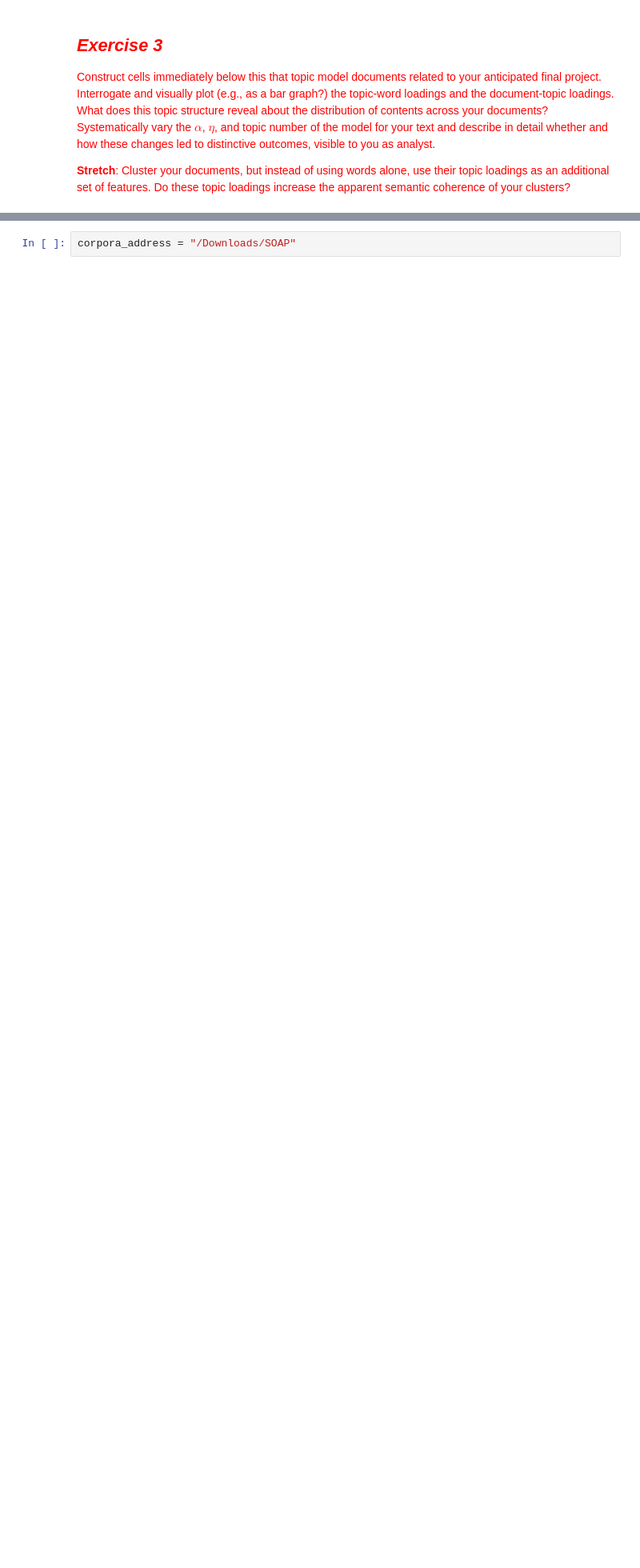
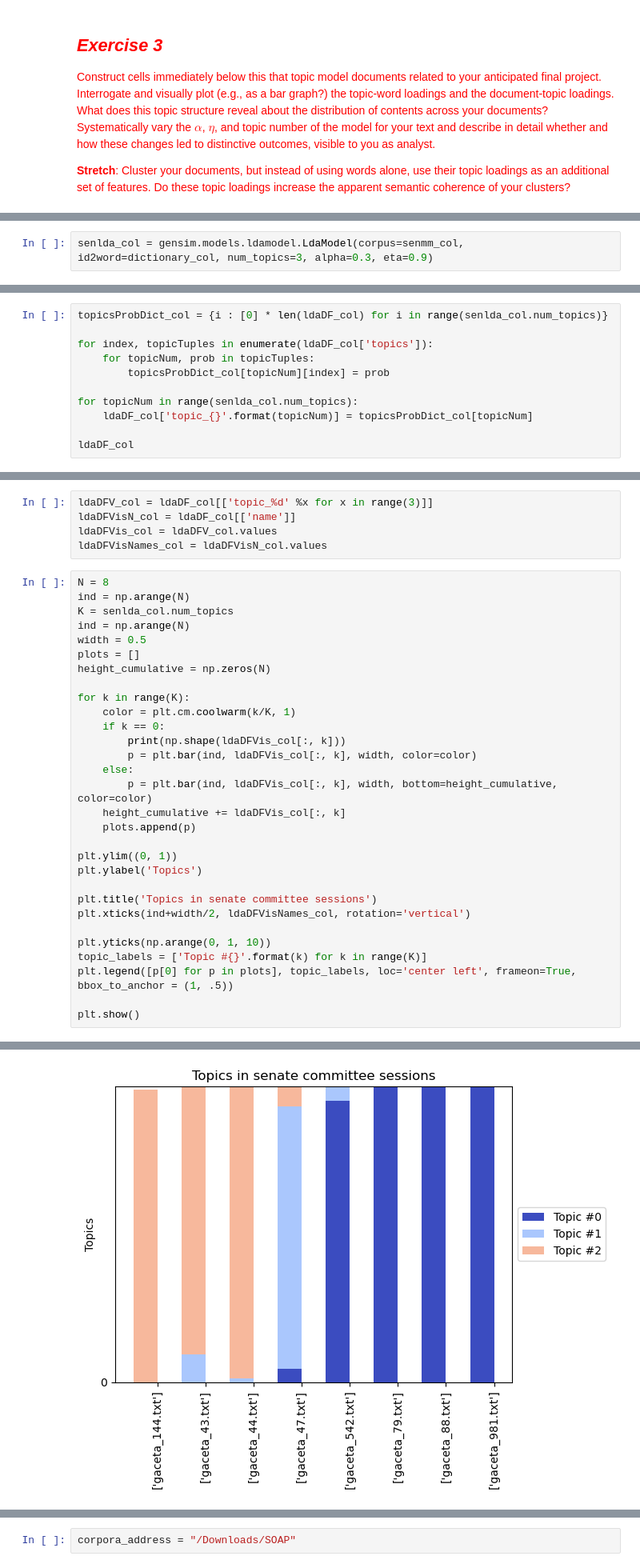
Before and after one commit to alejandrosarria0296/CCA-Homeworks, a Jupyter notebook: 3_Topic_Modeling_and_Clustering.ipynb, the cells around one changed output, grey strips where cells are left out. Shown at 80% size. Drawn from its saved outputs; the diff is of its cells as text; blank space fills up the shorter version.

```diff
--- a/3_Topic_Modeling_and_Clustering.ipynb
+++ b/3_Topic_Modeling_and_Clustering.ipynb
@@ -1317,0 +1394,2 @@ This [HDP tutorial](https://towardsdatascience.com/dont-be-afraid-of-nonparametr
+# %%
+senlda_col = gensim.models.ldamodel.LdaModel(corpus=senmm_col, id2word=dictionary_col, num_topics=3, alpha=0.3, eta=0.9)
@@ -1317,0 +1412,11 @@ This [HDP tutorial](https://towardsdatascience.com/dont-be-afraid-of-nonparametr
+# %%
+topicsProbDict_col = {i : [0] * len(ldaDF_col) for i in range(senlda_col.num_topics)}
+
+for index, topicTuples in enumerate(ldaDF_col['topics']):
+    for topicNum, prob in topicTuples:
+        topicsProbDict_col[topicNum][index] = prob
+
+for topicNum in range(senlda_col.num_topics):
+    ldaDF_col['topic_{}'.format(topicNum)] = topicsProbDict_col[topicNum]
+
+ldaDF_col
@@ -1317,0 +1433,36 @@ This [HDP tutorial](https://towardsdatascience.com/dont-be-afraid-of-nonparametr
+# %%
+ldaDFV_col = ldaDF_col[['topic_%d' %x for x in range(3)]]
+ldaDFVisN_col = ldaDF_col[['name']]
+ldaDFVis_col = ldaDFV_col.values
+ldaDFVisNames_col = ldaDFVisN_col.values
+# %%
+N = 8
+ind = np.arange(N)
+K = senlda_col.num_topics
+ind = np.arange(N)
+width = 0.5
+plots = []
+height_cumulative = np.zeros(N)
+
+for k in range(K):
+    color = plt.cm.coolwarm(k/K, 1)
+    if k == 0:
+        print(np.shape(ldaDFVis_col[:, k]))
+        p = plt.bar(ind, ldaDFVis_col[:, k], width, color=color)
+    else:
+        p = plt.bar(ind, ldaDFVis_col[:, k], width, bottom=height_cumulative, color=color)
+    height_cumulative += ldaDFVis_col[:, k]
+    plots.append(p)
+
+plt.ylim((0, 1))
+plt.ylabel('Topics')
+
+plt.title('Topics in senate committee sessions')
+plt.xticks(ind+width/2, ldaDFVisNames_col, rotation='vertical')
+
+plt.yticks(np.arange(0, 1, 10))
+topic_labels = ['Topic #{}'.format(k) for k in range(K)]
+plt.legend([p[0] for p in plots], topic_labels, loc='center left', frameon=True,  bbox_to_anchor = (1, .5))
+
+plt.show()
+# %% [output]
@@ -1317,0 +1470 @@ This [HDP tutorial](https://towardsdatascience.com/dont-be-afraid-of-nonparametr
+[figure, added]
```
Also changed, not shown: parts of 11 cells of this notebook.
